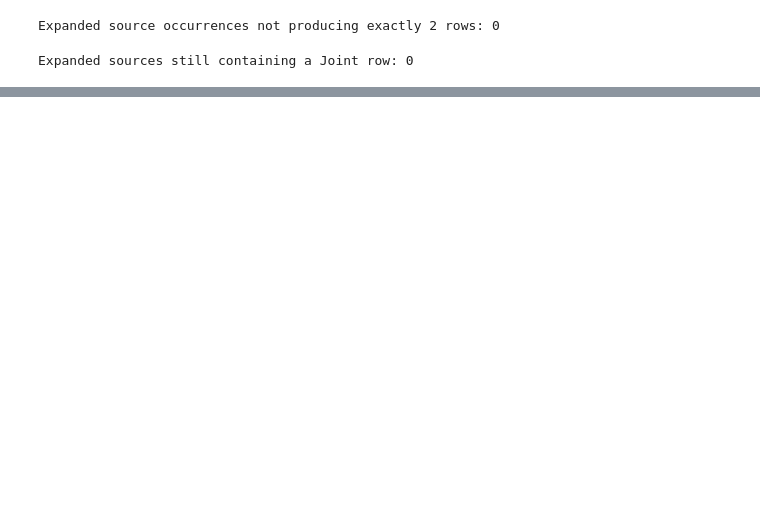
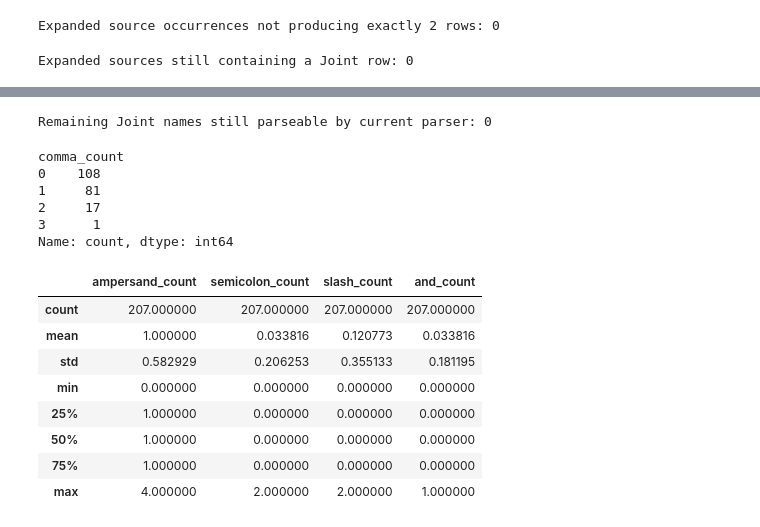
Before and after one commit to mattphinney-94/kzoo_county_project, a Jupyter notebook: Finalized_Entity_Table_Analysis.ipynb, the cells around one changed output, grey strips where cells are left out. Saved outputs shown, nothing was run; the diff lists cells and outputs as text; code cells hidden in the pictures; blank space fills up the shorter version.

```diff
--- a/Finalized_Entity_Table_Analysis.ipynb
+++ b/Finalized_Entity_Table_Analysis.ipynb
@@ -1172,0 +1178,23 @@ Expanded sources still containing a Joint row: 0
+# %%
+remaining_joint_names = (
+    remaining_joint["entity_name"]
+    .drop_duplicates()
+    .reset_index(drop=True)
+)
+# %%
+remaining_parseable = (
+    remaining_joint_names
+    .apply(
+        lambda name:
+        resolver._parse_joint_name(name)
+        is not None
+    )
+)
+
+print(
+    "Remaining Joint names still parseable "
+    "by current parser:",
+    remaining_parseable.sum()
+)
+# %% [output]
+Remaining Joint names still parseable by current parser: 0
@@ -1172,0 +1241,48 @@ Expanded sources still containing a Joint row: 0
+# %%
+remaining_joint_profile = (
+    remaining_joint_names
+    .to_frame(name="entity_name")
+)
+
+remaining_joint_profile = pd.concat(
+    [
+        remaining_joint_profile,
+
+        remaining_joint_profile[
+            "entity_name"
+        ].apply(
+            profile_joint_name
+        )
+    ],
+    axis=1
+)
+# %%
+remaining_joint_profile[
+    "comma_count"
+].value_counts().sort_index()
+# %% [output]
+comma_count
+0    108
+1     81
+2     17
+3      1
+Name: count, dtype: int64
+# %%
+remaining_joint_profile[
+    [
+        "ampersand_count",
+        "semicolon_count",
+        "slash_count",
+        "and_count"
+    ]
+].describe()
+# %% [output]
+|  | ampersand_count | semicolon_count | slash_count | and_count |
+| count | 207.000000 | 207.000000 | 207.000000 | 207.000000 |
+| mean | 1.000000 | 0.033816 | 0.120773 | 0.033816 |
+| std | 0.582929 | 0.206253 | 0.355133 | 0.181195 |
+| min | 0.000000 | 0.000000 | 0.000000 | 0.000000 |
+| 25% | 1.000000 | 0.000000 | 0.000000 | 0.000000 |
+| 50% | 1.000000 | 0.000000 | 0.000000 | 0.000000 |
+| 75% | 1.000000 | 0.000000 | 0.000000 | 0.000000 |
+| max | 4.000000 | 2.000000 | 2.000000 | 1.000000 |
```
Also changed, not shown: parts of 40 cells of this notebook, 1 other file.
